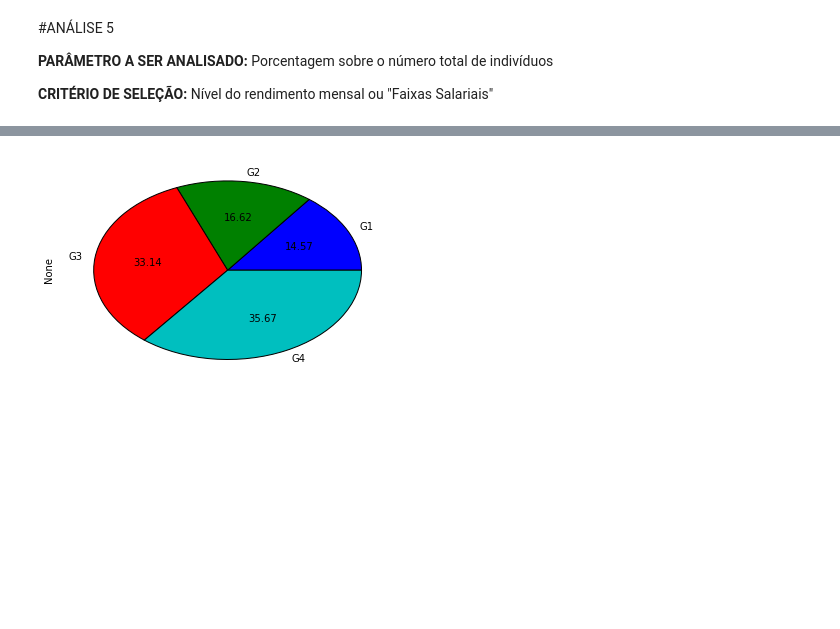
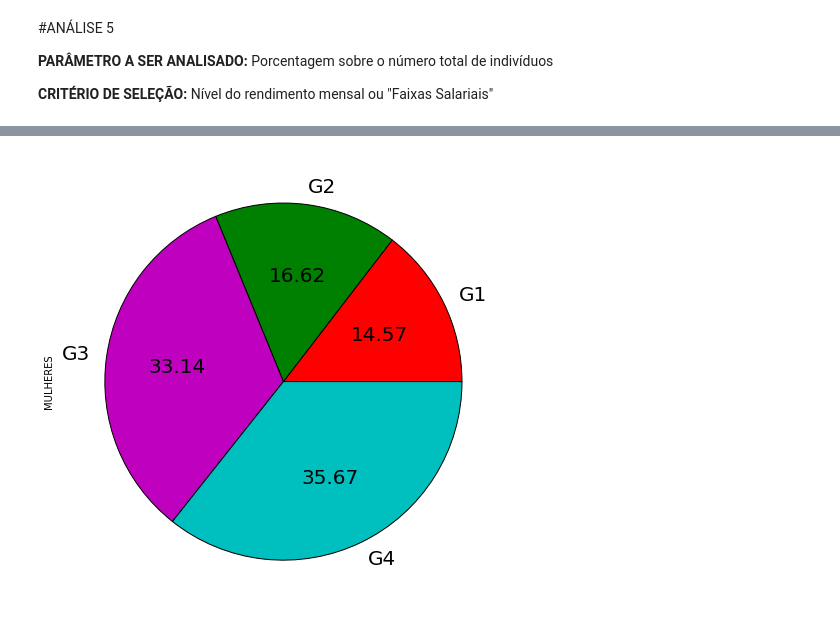
Before and after one commit to febuniac/Proj1_Ci-ncia_dos_Dados, a Jupyter notebook: Main.ipynb, the cells around one changed output, grey strips where cells are left out. Cells and saved outputs as stored; diff of their text form; code cells hidden in the pictures; blank space fills up the shorter version.

```diff
--- a/Main.ipynb
+++ b/Main.ipynb
@@ -280,5 +280,5 @@ plot5 = dataForGraph5.plot(kind='pie', autopct='%.2f')
 # %%
-dataForGraph5 = pd.Series(gMulheres, index=["G1", "G2", "G3", "G4"])
-plot5 = dataForGraph5.plot(kind='pie', autopct='%.2f')
+dataForGraph5 = pd.Series(gMulheres, index=["G1", "G2", "G3", "G4"],name='MULHERES')
+plot5 = dataForGraph5.plot(kind='pie',figsize=(8, 8), autopct='%.2f',fontsize=20,colors=['r', 'g', 'm', 'c'])
 # %% [output]
-[figure, old version]
+[figure, new version]
```
Also changed, not shown: parts of 2 cells of this notebook, 1 other file.
